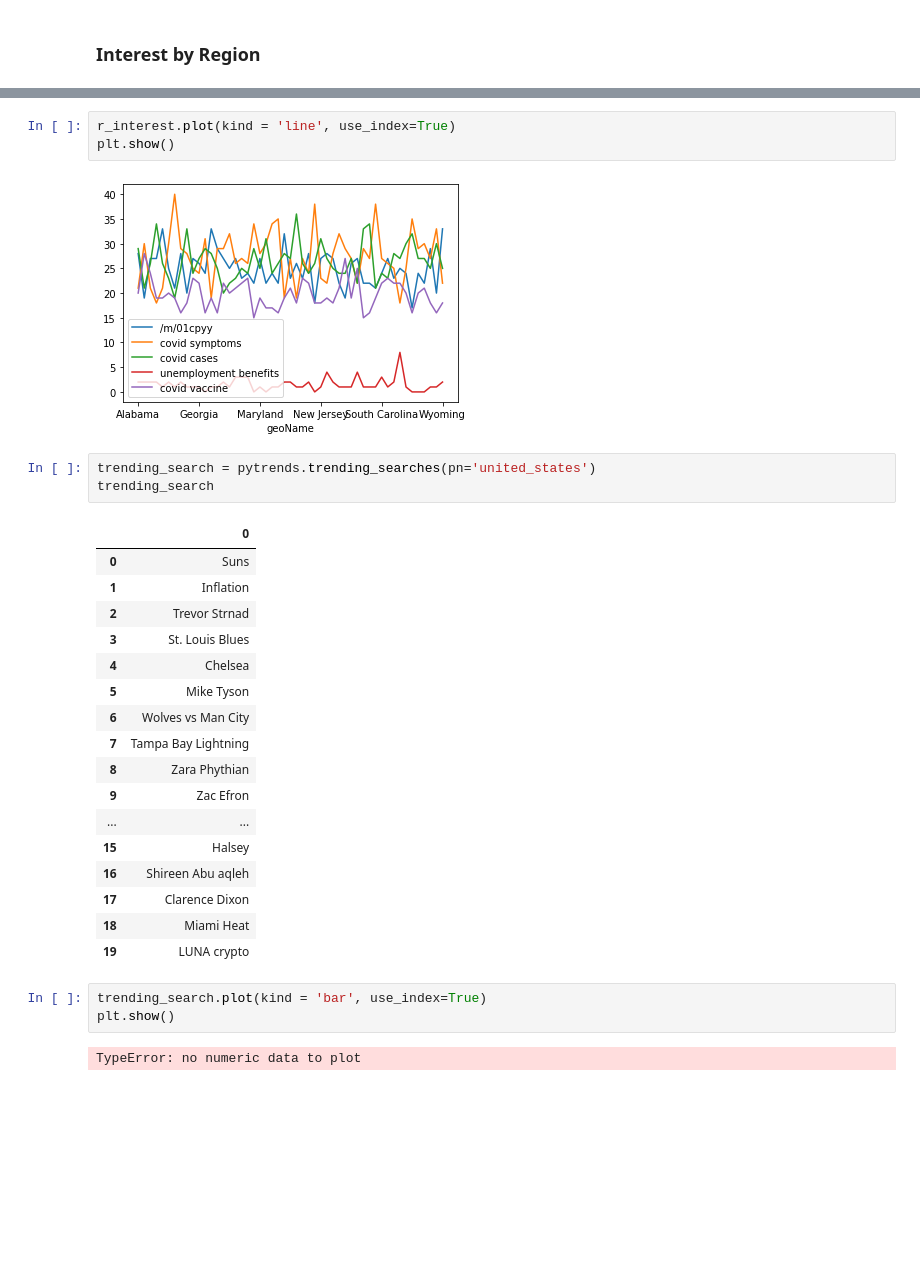
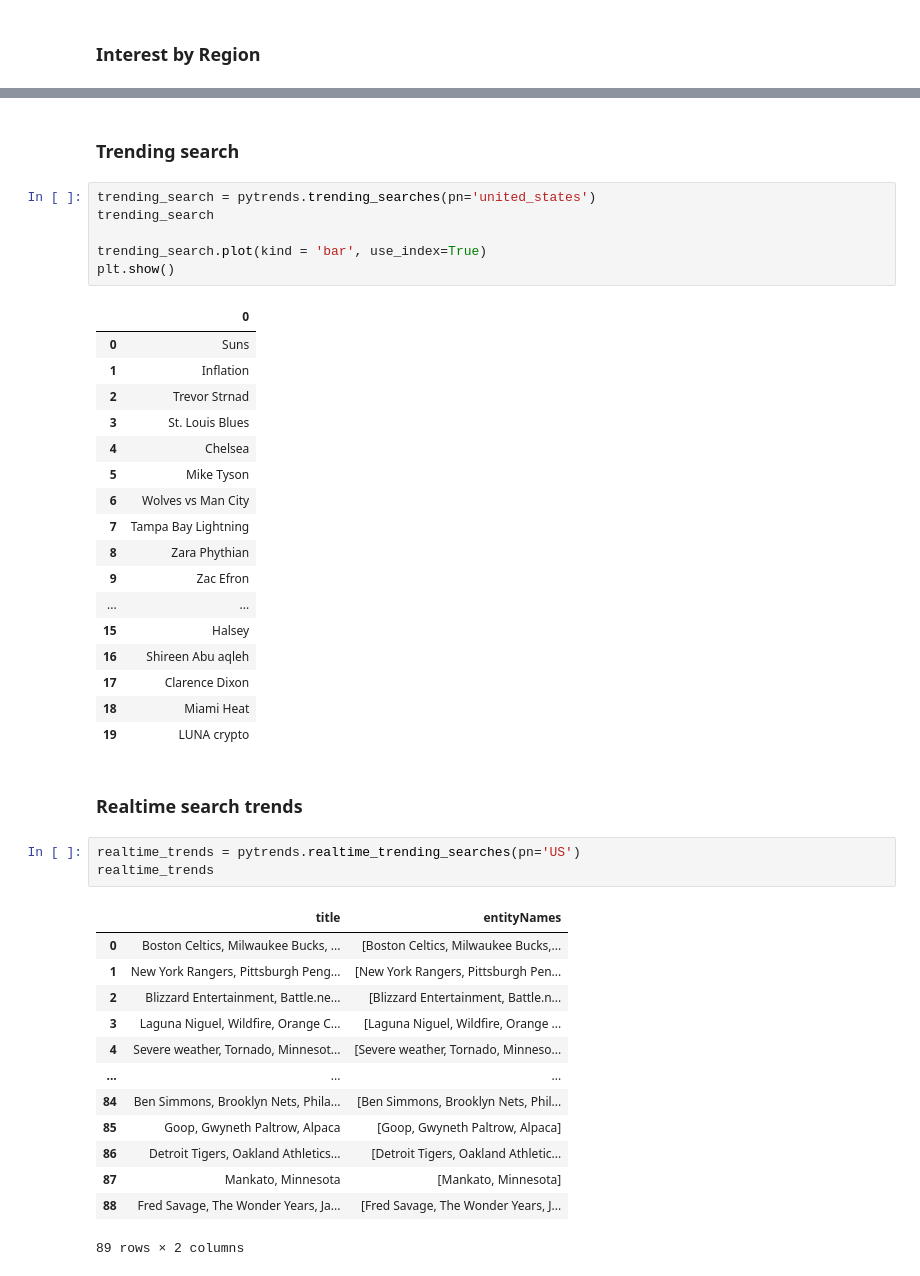
Before and after one commit to saja-aabith/COVID19_insight, a Jupyter notebook: COVID19_insight.ipynb, the cells around one changed output, grey strips where cells are left out. Cells and saved outputs as stored; diff of their text form; blank space fills up the shorter version.

Commit message:
pytrends exploration

```diff
--- a/COVID19_insight.ipynb
+++ b/COVID19_insight.ipynb
@@ -196,31 +116,45 @@ r_interest
+# %% [markdown]
+### Trending search
 # %%
-r_interest.plot(kind = 'line', use_index=True)
+trending_search = pytrends.trending_searches(pn='united_states')
+trending_search
+
+trending_search.plot(kind = 'bar', use_index=True)
 plt.show()
 # %% [output]
-[figure, removed]
+|  | 0 |
+| 0 | Suns |
+| 1 | Inflation |
+| 2 | Trevor Strnad |
+| 3 | St. Louis Blues |
+| 4 | Chelsea |
+| 5 | Mike Tyson |
+| 6 | Wolves vs Man City |
+| 7 | Tampa Bay Lightning |
+| 8 | Zara Phythian |
+| 9 | Zac Efron |
+| ... | ... |
+| 15 | Halsey |
+| 16 | Shireen Abu aqleh |
+| 17 | Clarence Dixon |
+| 18 | Miami Heat |
+| 19 | LUNA crypto |
-# %%
-trending_search = pytrends.trending_searches(pn='united_states')
-trending_search
-# %% [output]
-|  | 0 |
-| 0 | Suns |
-| 1 | Inflation |
-| 2 | Trevor Strnad |
-| 3 | St. Louis Blues |
-| 4 | Chelsea |
-| 5 | Mike Tyson |
-| 6 | Wolves vs Man City |
-| 7 | Tampa Bay Lightning |
-| 8 | Zara Phythian |
-| 9 | Zac Efron |
-| ... | ... |
-| 15 | Halsey |
-| 16 | Shireen Abu aqleh |
-| 17 | Clarence Dixon |
-| 18 | Miami Heat |
-| 19 | LUNA crypto |
-# %%
-trending_search.plot(kind = 'bar', use_index=True)
-plt.show()
-# %% [output]
-TypeError: no numeric data to plot
+# %% [markdown]
+### Realtime search trends
+# %%
+realtime_trends = pytrends.realtime_trending_searches(pn='US')
+realtime_trends
+# %% [output]
+|  | title | entityNames |
+| 0 | Boston Celtics, Milwaukee Bucks, ... | [Boston Celtics, Milwaukee Bucks,... |
+| 1 | New York Rangers, Pittsburgh Peng... | [New York Rangers, Pittsburgh Pen... |
+| 2 | Blizzard Entertainment, Battle.ne... | [Blizzard Entertainment, Battle.n... |
+| 3 | Laguna Niguel, Wildfire, Orange C... | [Laguna Niguel, Wildfire, Orange ... |
+| 4 | Severe weather, Tornado, Minnesot... | [Severe weather, Tornado, Minneso... |
+| ... | ... | ... |
+| 84 | Ben Simmons, Brooklyn Nets, Phila... | [Ben Simmons, Brooklyn Nets, Phil... |
+| 85 | Goop, Gwyneth Paltrow, Alpaca | [Goop, Gwyneth Paltrow, Alpaca] |
+| 86 | Detroit Tigers, Oakland Athletics... | [Detroit Tigers, Oakland Athletic... |
+| 87 | Mankato, Minnesota | [Mankato, Minnesota] |
+| 88 | Fred Savage, The Wonder Years, Ja... | [Fred Savage, The Wonder Years, J... |
+89 rows × 2 columns
```
Also changed, not shown: parts of 31 cells of this notebook.
